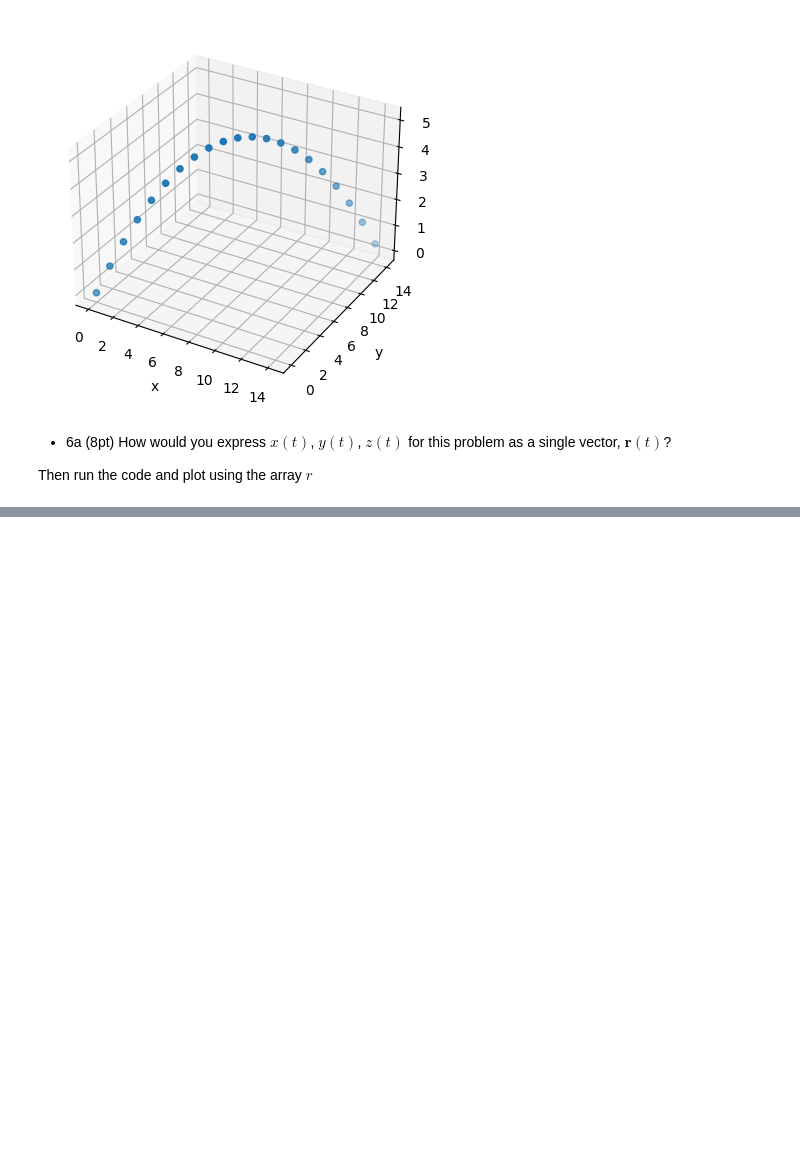
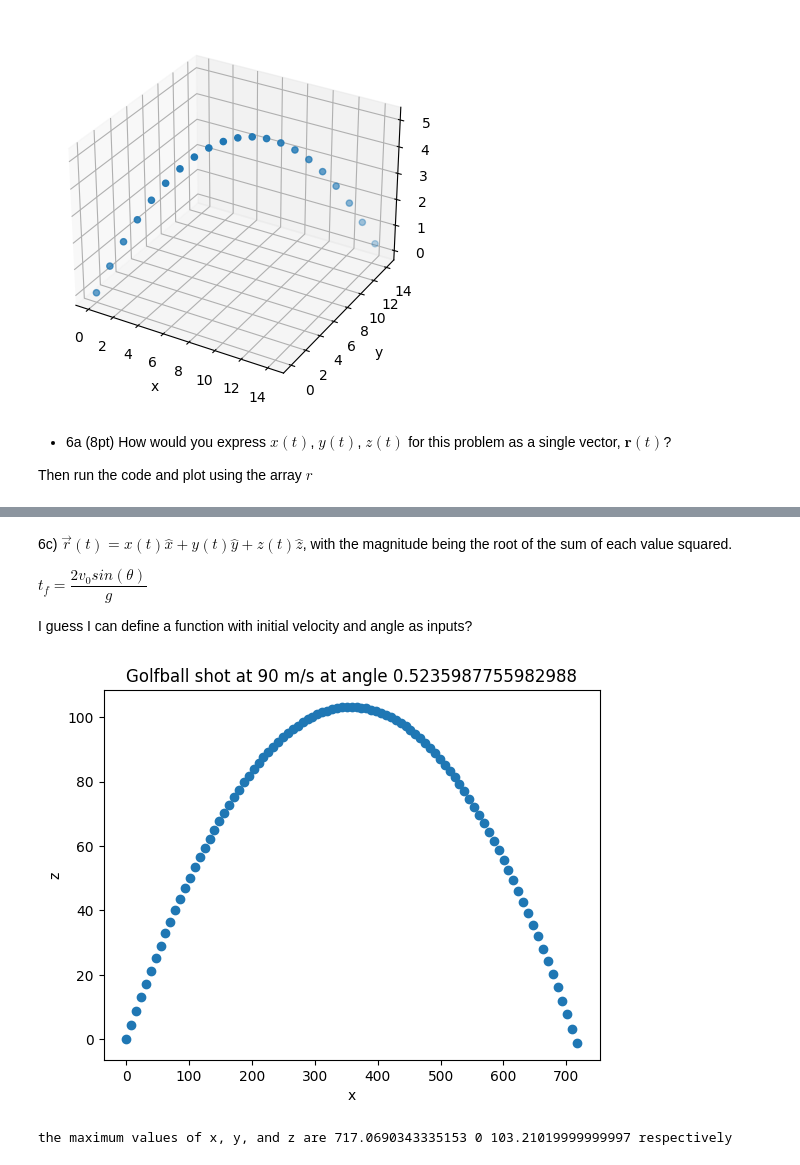
Before and after one commit to Amplewarrior/phy321msu, a Jupyter notebook: homeworks/hw2.ipynb, the cells around one changed output, grey strips where cells are left out. Cells and saved outputs as stored; diff of their text form; code cells hidden in the pictures; blank space fills up the shorter version.

```diff
--- a/homeworks/hw2.ipynb
+++ b/homeworks/hw2.ipynb
@@ -324,3 +335,13 @@ Then run the code and plot using the array $r$
+# %%
+tf = 2.04  # The final time to be evaluated
+dt = 0.1  # The time step size
+t = np.arange(0,tf,dt) # The time array
+theta_deg = 45 # Degrees
+theta_rad = np.radians(theta_deg) # Converts degrees to their radian counterparts
+r = []
+r.append(10*t*np.cos(theta_rad))# Equation for our x component, utilizing np.cos() and our calculated radians
+r.append(10*t*np.sin(theta_rad)) # Put the y equation here
+r.append(10*t-9.81/2*t**2)# Put the z equation here
 # %%
 ## Run this code to plot using our r array
 fig = plt.axes(projection='3d')
@@ -343,0 +374,37 @@ Complete Exercise 4 above (Taylor exercise 1.35) before moving further. (Recall
+# %% [markdown]
+6c) $\vec r(t) = x(t)\hat x + y(t)\hat y +z(t)\hat z$, with the magnitude being the root of the sum of each value squared.
+
+$t_f = \dfrac{2v_0sin(\theta)}{g}$
+
+I guess I can define a function with initial velocity and angle as inputs?
+# %%
+def golfball(theta,v0):
+    r = []
+    g = 9.81
+
+    tf = 2*v0*np.sin(theta)/g  # The final time to be evaluated
+    dt = 0.1  # The time step size
+    t = np.arange(0,tf+dt,dt) # The time array
+
+    r.append(v0 * np.cos(theta)*t)
+    r.append(0)
+    r.append(-g*t**2/2+v0 * np.sin(theta)*t)
+
+    plt.scatter(r[0],r[2])
+    plt.title(f'Golfball shot at {v0} m/s at angle {theta}')
+    plt.xlabel('x')
+    plt.ylabel('z')
+    plt.show()
+
+    return(r)
+# %%
+theta = np.pi/180 * 30
+v0 = 90
+
+r = golfball(theta,v0)
+
+
+print('the maximum values of x, y, and z are', r[0].max(),r[1],r[2].max(), 'respectively' )
+# %% [output]
+[figure, added]
+the maximum values of x, y, and z are 717.0690343335153 0 103.21019999999997 respectively
```
Also changed, not shown: parts of 8 cells of this notebook.
